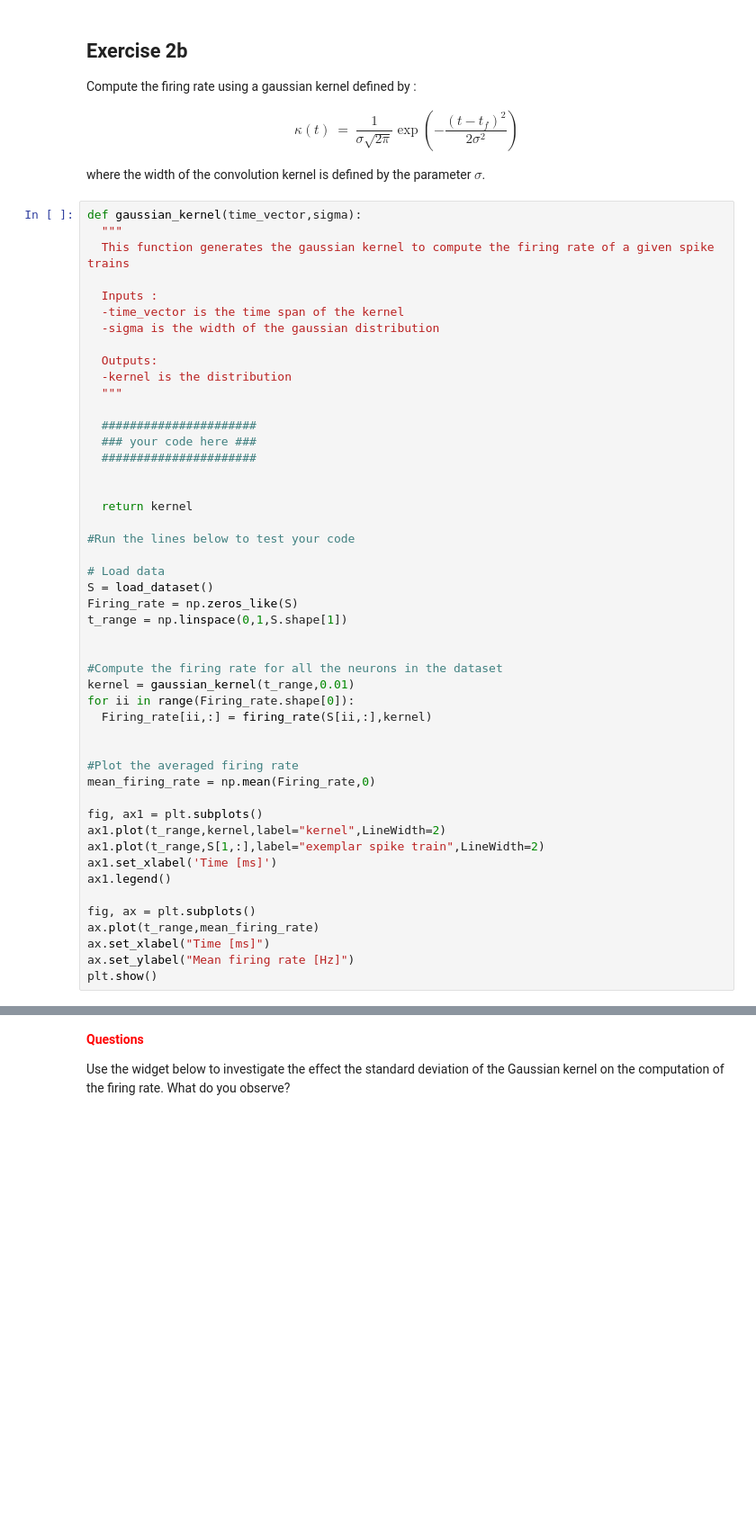
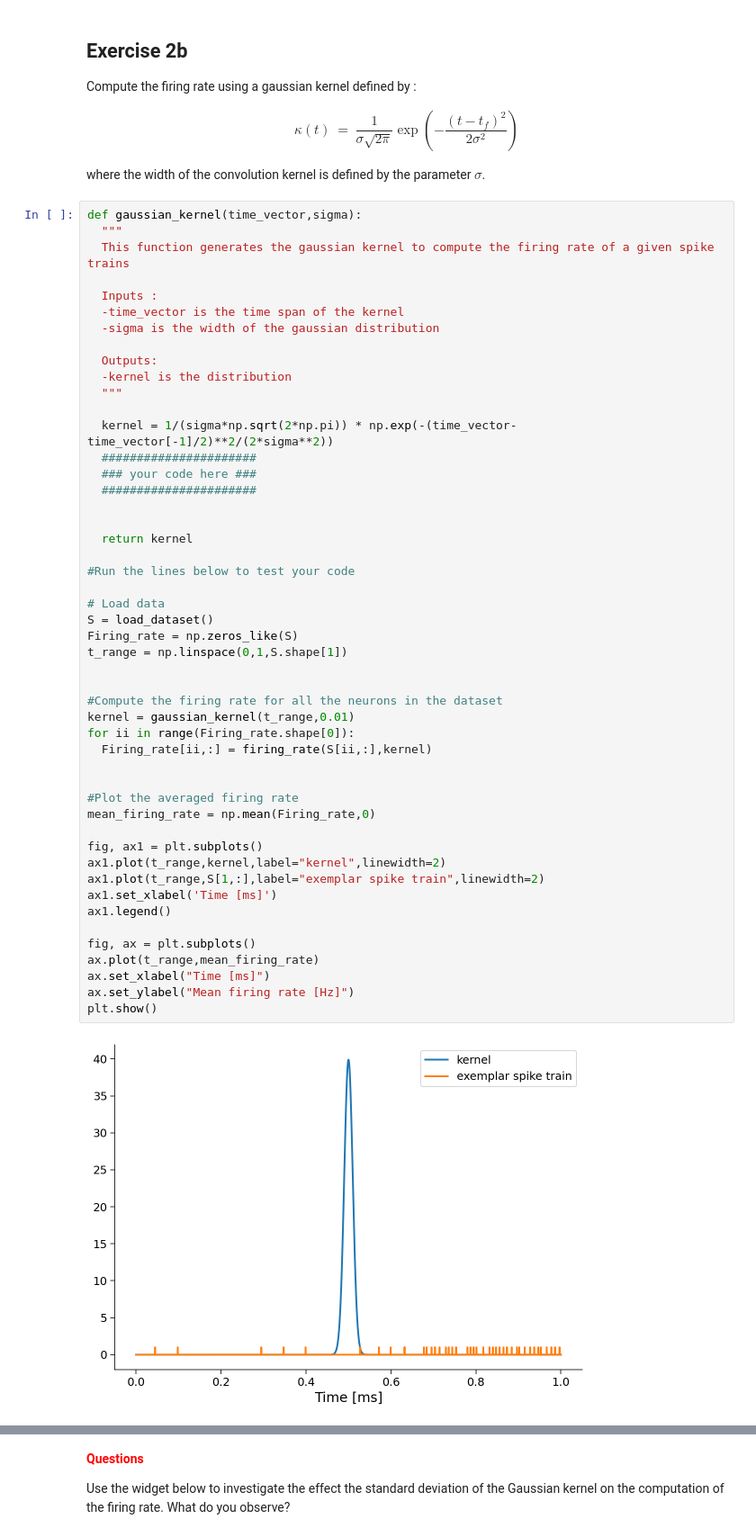
Before and after one commit to fblondiaux/LGBIO2072-2020, a Jupyter notebook: LGBIO2072_TP2.ipynb, the cells around one changed output, grey strips where cells are left out. Shown at 90% size. Saved outputs shown, nothing was run; the diff lists cells and outputs as text; blank space fills up the shorter version.

```diff
--- a/LGBIO2072_TP2.ipynb
+++ b/LGBIO2072_TP2.ipynb
@@ -357,38 +353,41 @@ def gaussian_kernel(time_vector,sigma):
   -kernel is the distribution
   """
 
+  kernel = 1/(sigma*np.sqrt(2*np.pi)) * np.exp(-(time_vector-time_vector[-1]/2)**2/(2*sigma**2))
   ######################
   ### your code here ###
   ######################
 
 
   return kernel
 
 #Run the lines below to test your code
 
 # Load data
 S = load_dataset()
 Firing_rate = np.zeros_like(S)
 t_range = np.linspace(0,1,S.shape[1])
 
 
 #Compute the firing rate for all the neurons in the dataset
 kernel = gaussian_kernel(t_range,0.01)
 for ii in range(Firing_rate.shape[0]):
   Firing_rate[ii,:] = firing_rate(S[ii,:],kernel)
 
 
 #Plot the averaged firing rate
 mean_firing_rate = np.mean(Firing_rate,0)
 
 fig, ax1 = plt.subplots()
-ax1.plot(t_range,kernel,label="kernel",LineWidth=2)
-ax1.plot(t_range,S[1,:],label="exemplar spike train",LineWidth=2)
+ax1.plot(t_range,kernel,label="kernel",linewidth=2)
+ax1.plot(t_range,S[1,:],label="exemplar spike train",linewidth=2)
 ax1.set_xlabel('Time [ms]')
 ax1.legend()
 
 fig, ax = plt.subplots()
 ax.plot(t_range,mean_firing_rate)
 ax.set_xlabel("Time [ms]")
 ax.set_ylabel("Mean firing rate [Hz]")
 plt.show()
+# %% [output]
+[figure, added]
```
Also changed, not shown: parts of 21 cells of this notebook, 1 other file.
